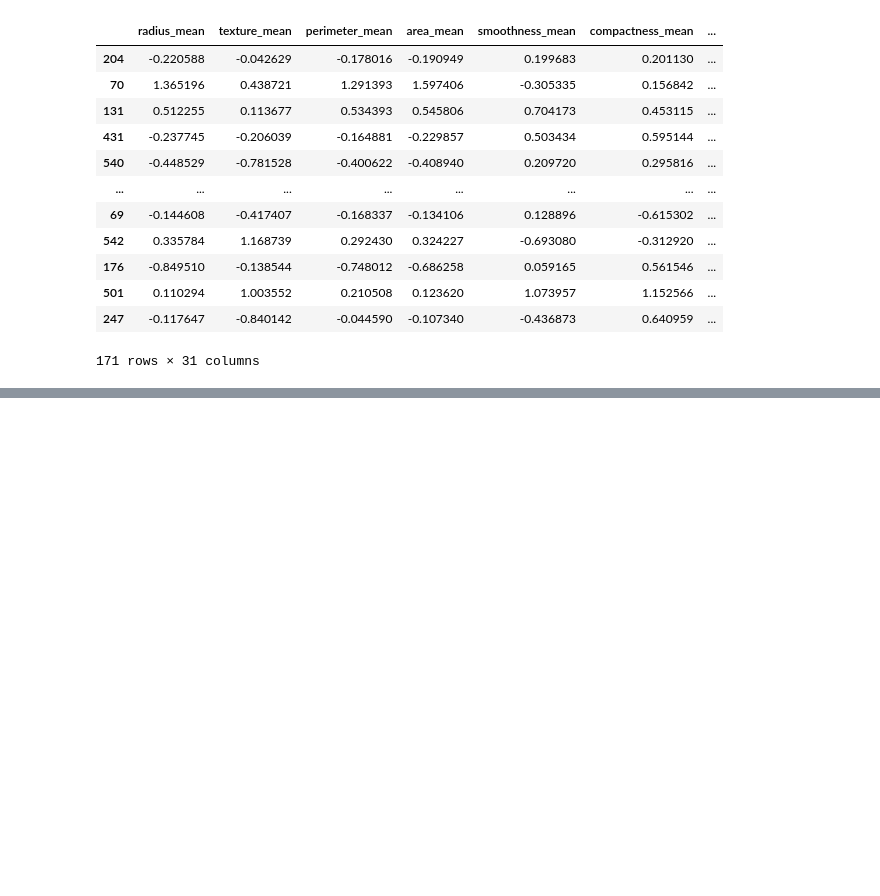
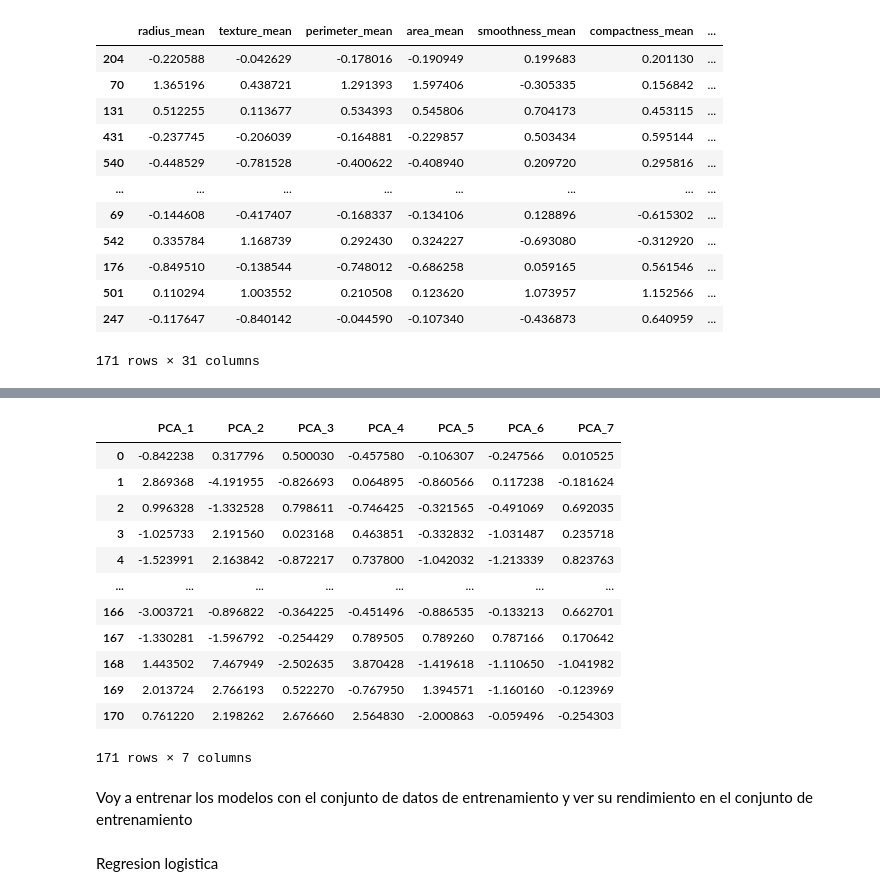
Before and after one commit to cramersito/TFM, a Jupyter notebook: tfm.ipynb, the cells around one changed output, grey strips where cells are left out. Saved outputs shown, nothing was run; the diff lists cells and outputs as text; code cells hidden in the pictures; blank space fills up the shorter version.

```diff
--- a/tfm.ipynb
+++ b/tfm.ipynb
@@ -364,0 +366,20 @@ x_test_pca = pd.DataFrame(pca7.fit_transform(x_test), columns = pca_columns)
+# %%
+x_test_pca
+# %% [output]
+|  | PCA_1 | PCA_2 | PCA_3 | PCA_4 | PCA_5 | PCA_6 | PCA_7 |
+| 0 | -0.842238 | 0.317796 | 0.500030 | -0.457580 | -0.106307 | -0.247566 | 0.010525 |
+| 1 | 2.869368 | -4.191955 | -0.826693 | 0.064895 | -0.860566 | 0.117238 | -0.181624 |
+| 2 | 0.996328 | -1.332528 | 0.798611 | -0.746425 | -0.321565 | -0.491069 | 0.692035 |
+| 3 | -1.025733 | 2.191560 | 0.023168 | 0.463851 | -0.332832 | -1.031487 | 0.235718 |
+| 4 | -1.523991 | 2.163842 | -0.872217 | 0.737800 | -1.042032 | -1.213339 | 0.823763 |
+| ... | ... | ... | ... | ... | ... | ... | ... |
+| 166 | -3.003721 | -0.896822 | -0.364225 | -0.451496 | -0.886535 | -0.133213 | 0.662701 |
+| 167 | -1.330281 | -1.596792 | -0.254429 | 0.789505 | 0.789260 | 0.787166 | 0.170642 |
+| 168 | 1.443502 | 7.467949 | -2.502635 | 3.870428 | -1.419618 | -1.110650 | -1.041982 |
+| 169 | 2.013724 | 2.766193 | 0.522270 | -0.767950 | 1.394571 | -1.160160 | -0.123969 |
+| 170 | 0.761220 | 2.198262 | 2.676660 | 2.564830 | -2.000863 | -0.059496 | -0.254303 |
+171 rows × 7 columns
+# %% [markdown]
+Voy a entrenar los modelos con el conjunto de datos de entrenamiento y ver su rendimiento en el conjunto de entrenamiento
+# %% [markdown]
+Regresion logistica
```
Also changed, not shown: parts of 40 cells of this notebook.
